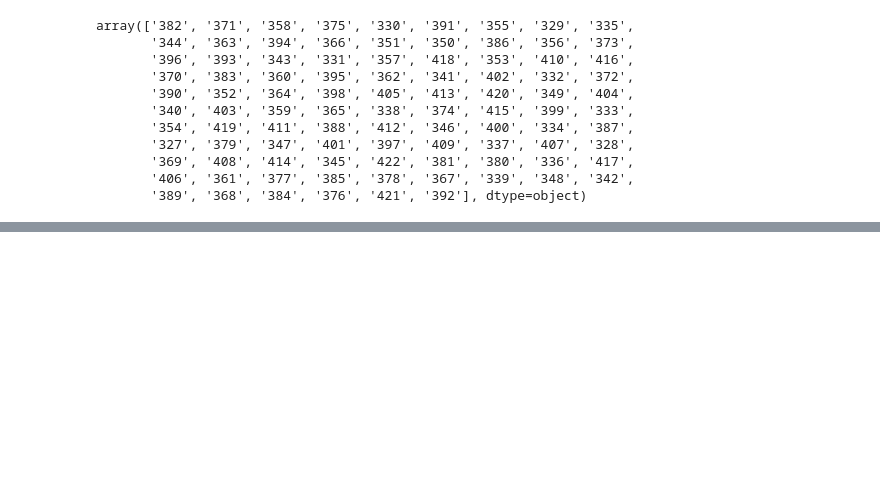
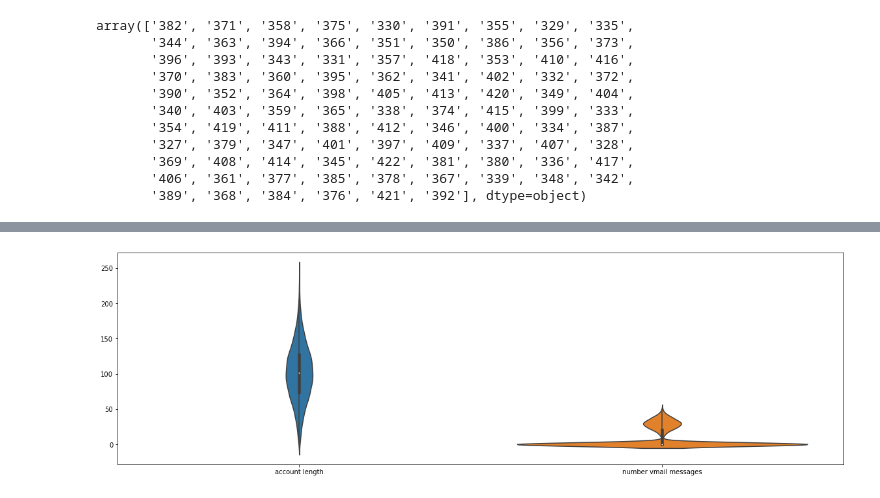
Before and after one commit to scottkds/metis_project3, a Jupyter notebook: models/Churn_EDA.ipynb, the cells around one changed output, grey strips where cells are left out. Drawn from its saved outputs; the diff is of its cells as text; code cells hidden in the pictures; blank space fills up the shorter version.

```diff
--- a/models/Churn_EDA.ipynb
+++ b/models/Churn_EDA.ipynb
@@ -149,0 +192,6 @@ The distribution of phone numbers doesn't seem realistic. The area codes are Cal
+# %%
+# Histogram for account length
+plt.figure(figsize=(20, 6))
+sns.violinplot(data=tc[['account length', 'number vmail messages']]);
+# %% [output]
+[figure, added]
```
Also changed, not shown: parts of 23 cells of this notebook.
